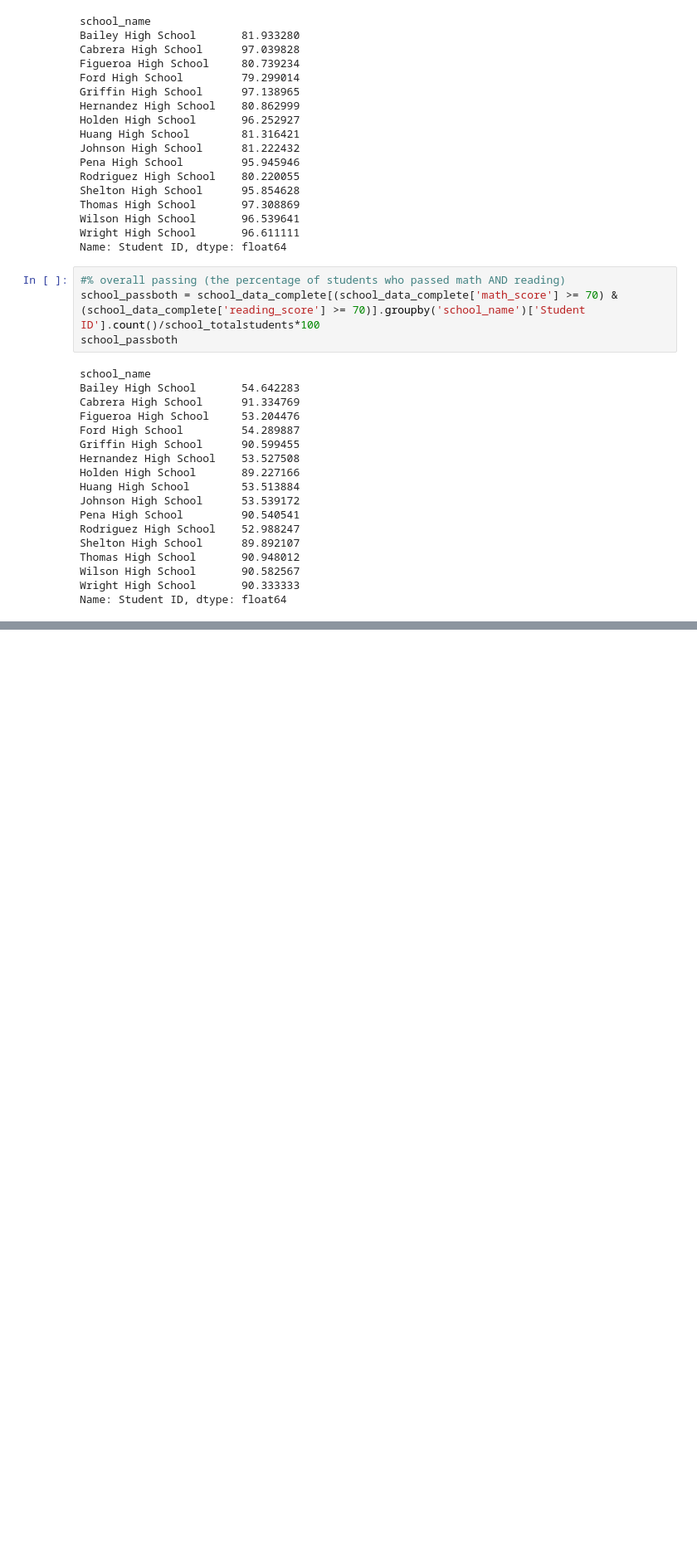
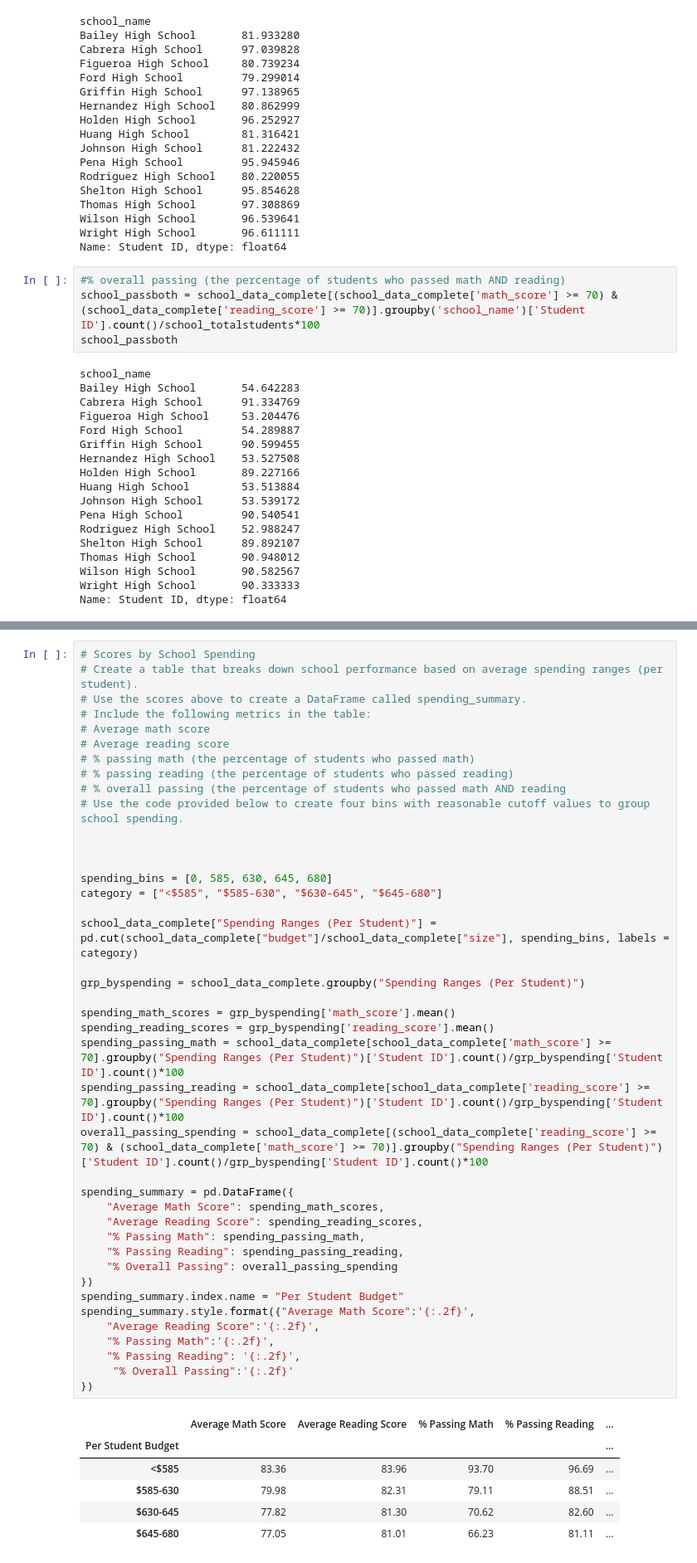
Before and after one commit to Adrian-Stahl/pandas-challenge, a Jupyter notebook: PyCitySchools/Analysis .ipynb, the cells around one changed output, grey strips where cells are left out. Shown at 83% size. Saved outputs shown, nothing was run; the diff lists cells and outputs as text; blank space fills up the shorter version.

```diff
--- a/PyCitySchools/Analysis .ipynb
+++ b/PyCitySchools/Analysis .ipynb
@@ -505,0 +476,48 @@ AttributeError: 'DataFrameGroupBy' object has no attribute 'groupby'
+# %%
+# Scores by School Spending
+# Create a table that breaks down school performance based on average spending ranges (per student).
+# Use the scores above to create a DataFrame called spending_summary.
+# Include the following metrics in the table:
+# Average math score
+# Average reading score
+# % passing math (the percentage of students who passed math)
+# % passing reading (the percentage of students who passed reading)
+# % overall passing (the percentage of students who passed math AND reading
+# Use the code provided below to create four bins with reasonable cutoff values to group school spending.
+
+
+
+spending_bins = [0, 585, 630, 645, 680]
+category = ["<$585", "$585-630", "$630-645", "$645-680"]
+
+school_data_complete["Spending Ranges (Per Student)"] = pd.cut(school_data_complete["budget"]/school_data_complete["size"], spending_bins, labels = category)
+
+grp_byspending = school_data_complete.groupby("Spending Ranges (Per Student)")
+
+spending_math_scores = grp_byspending['math_score'].mean()
+spending_reading_scores = grp_byspending['reading_score'].mean()
+spending_passing_math = school_data_complete[school_data_complete['math_score'] >= 70].groupby("Spending Ranges (Per Student)")['Student ID'].count()/grp_byspending['Student ID'].count()*100
+spending_passing_reading = school_data_complete[school_data_complete['reading_score'] >= 70].groupby("Spending Ranges (Per Student)")['Student ID'].count()/grp_byspending['Student ID'].count()*100
+overall_passing_spending = school_data_complete[(school_data_complete['reading_score'] >= 70) & (school_data_complete['math_score'] >= 70)].groupby("Spending Ranges (Per Student)")['Student ID'].count()/grp_byspending['Student ID'].count()*100
+
+spending_summary = pd.DataFrame({
+    "Average Math Score": spending_math_scores,
+    "Average Reading Score": spending_reading_scores,
+    "% Passing Math": spending_passing_math,
+    "% Passing Reading": spending_passing_reading,
+    "% Overall Passing": overall_passing_spending
+})
+spending_summary.index.name = "Per Student Budget"
+spending_summary.style.format({"Average Math Score":'{:.2f}',
+    "Average Reading Score":'{:.2f}',
+    "% Passing Math":'{:.2f}',
+    "% Passing Reading": '{:.2f}',
+     "% Overall Passing":'{:.2f}'
+})
+# %% [output]
+|  | Average Math Score | Average Reading Score | % Passing Math | % Passing Reading | ... |
+| Per Student Budget |  |  |  |  | ... |
+| <$585 | 83.36 | 83.96 | 93.70 | 96.69 | ... |
+| $585-630 | 79.98 | 82.31 | 79.11 | 88.51 | ... |
+| $630-645 | 77.82 | 81.30 | 70.62 | 82.60 | ... |
+| $645-680 | 77.05 | 81.01 | 66.23 | 81.11 | ... |
```
Also changed, not shown: parts of 11 cells of this notebook.
